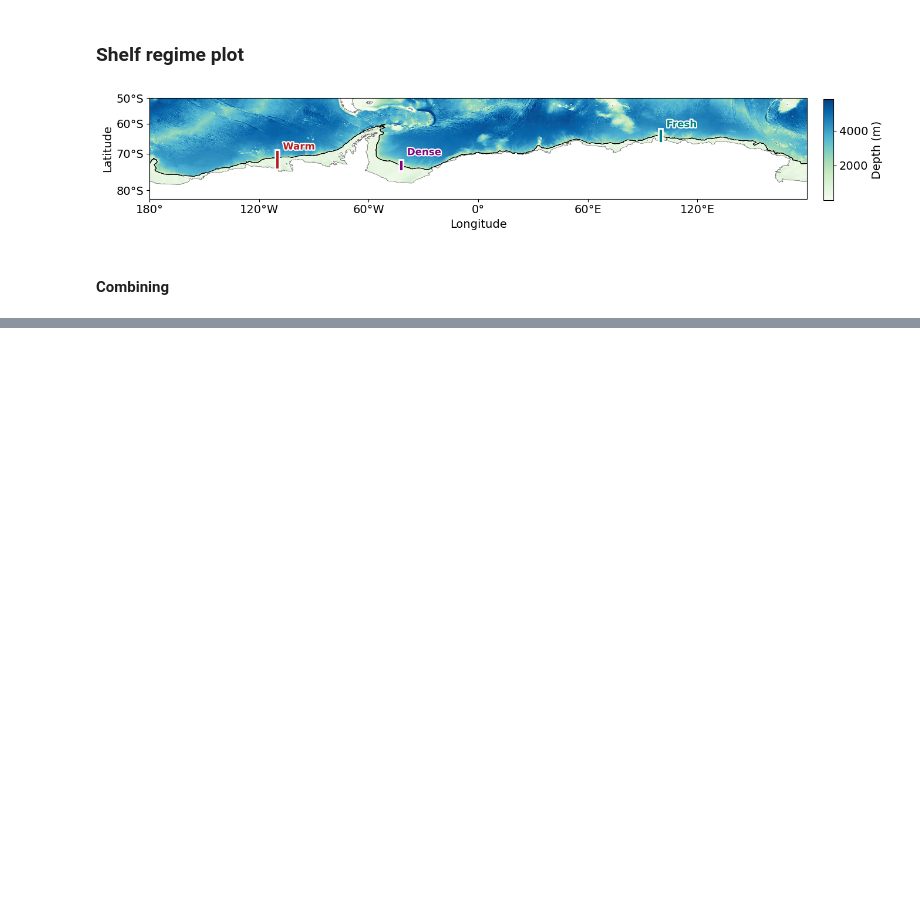
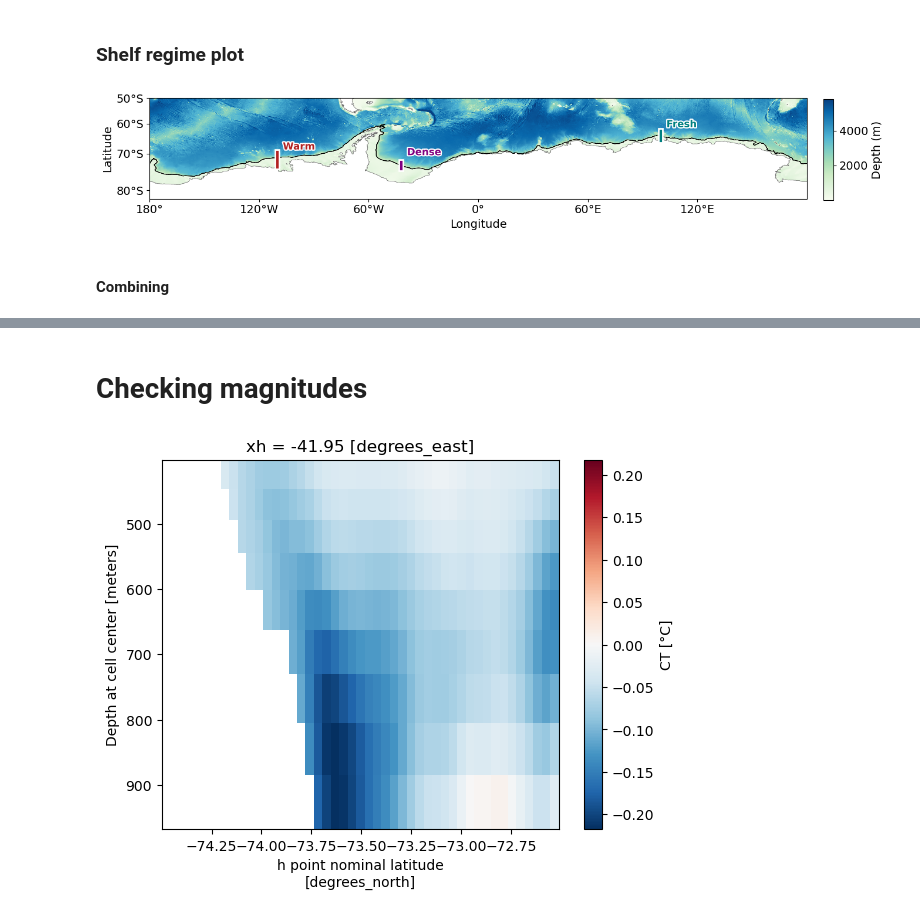
Before and after one commit to adele-morrison/panan-meltwater, a Jupyter notebook: notebooks/temp_analysis/RegimeTransects_Figures_PanAns.ipynb, the cells around one changed output, grey strips where cells are left out. Saved outputs shown, nothing was run; the diff lists cells and outputs as text; code cells hidden in the pictures; blank space fills up the shorter version.

```diff
--- a/notebooks/temp_analysis/RegimeTransects_Figures_PanAns.ipynb
+++ b/notebooks/temp_analysis/RegimeTransects_Figures_PanAns.ipynb
@@ -477,0 +518,7 @@ fig.savefig("/g/data/g40/kc5856/thesis_figures/resolution_regimetransects_temp_w
+# %% [markdown]
+# Checking magnitudes
+# %%
+temp_dense_1.sel(z_l=slice(400,1000)).plot()
+plt.gca().invert_yaxis()
+# %% [output]
+[figure, added]
```
Also changed, not shown: parts of 10 cells of this notebook, 22 other files.
